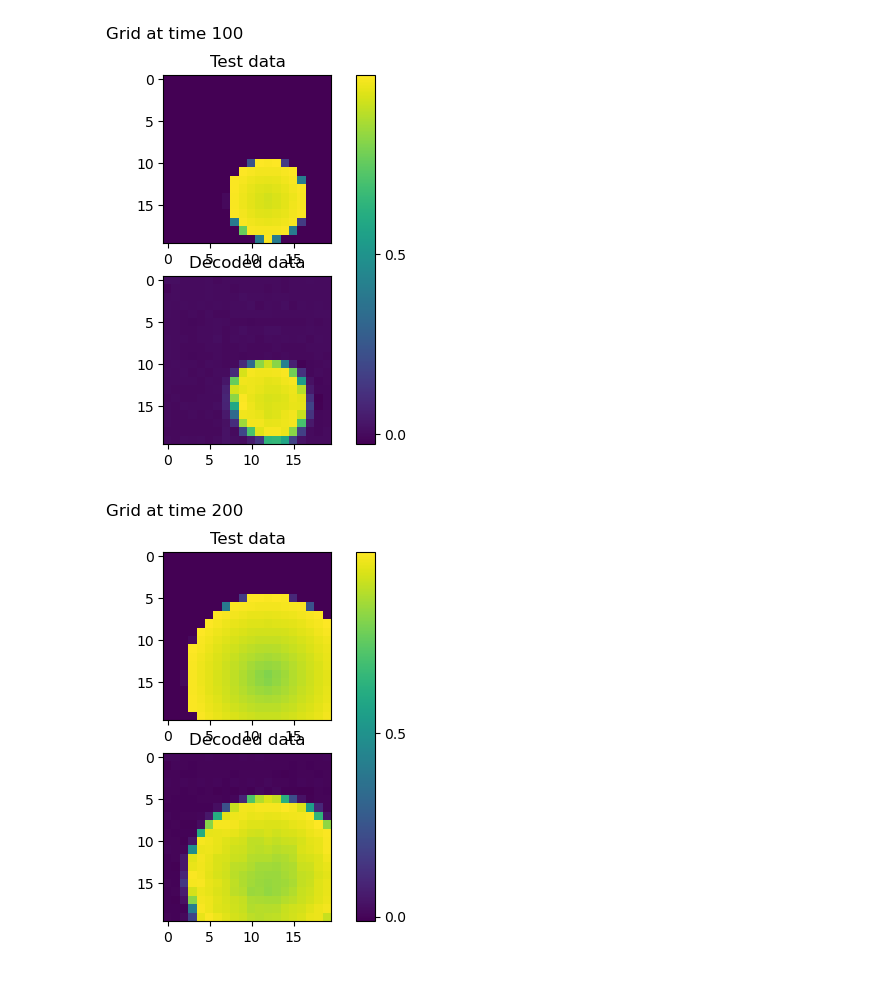
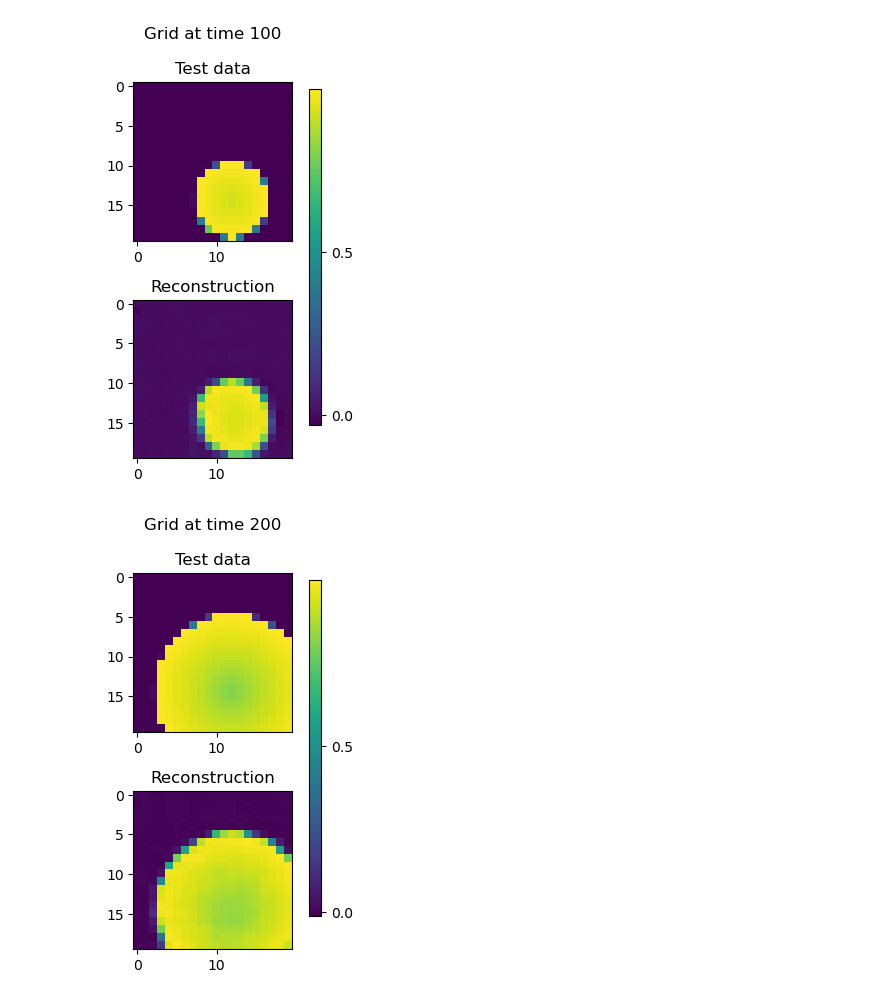
Before and after one commit to ibismanu/PACSproject_LED, a Jupyter notebook: examples/Fithug-Nagumo/test_autoencoder.ipynb, the cells around one changed output. Drawn from its saved outputs; the diff is of its cells as text; code cells hidden in the pictures.

```diff
--- a/examples/Fithug-Nagumo/test_autoencoder.ipynb
+++ b/examples/Fithug-Nagumo/test_autoencoder.ipynb
@@ -16,26 +16,28 @@ ae = Autoencoder(model_name=model_name)
 test = np.load('../../dataset/FN_test/FN_test_0.npz')['data'][0]
 
 # Encode and decode the data
-encoded = ae.encode(test)
+encoded = ae.encode(test,smooth=True)
 decoded = ae.decode(encoded)
 # %%
 # Plot the test dataset vs decoded dataset
 
 # each plot represents the entire grid at a fixed time instant t, indicated in the title of the figure
 
 for i in [100*i for i in range(10)]:
     if i !=0:
         fig, ax = plt.subplots(2,1)
         ax[0].imshow(test[i,:,:,0])
         ax[0].set_title("Test data")
 
         im = ax[1].imshow(decoded[i,:,:,0])
-        ax[1].set_title("Decoded data")
+        ax[1].set_title("Reconstruction")
 
-        cbar = fig.colorbar(im,ax=ax.ravel().tolist())
+        cbar_ax = fig.add_axes([0.65, 0.15, 0.02, 0.7])
+        cbar = fig.colorbar(im,cax=cbar_ax,ax=ax.ravel().tolist())
         cbar.set_ticks(np.arange(0,1,0.5))
         fig.suptitle(f"Grid at time {i}")
+        plt.tight_layout()
         plt.show()
 # %% [output]
-[figure, old version]
+[figure, new version]
-[figure, old version]
+[figure, new version]
```
Also changed, not shown: parts of 2 cells of this notebook, 7 other files.
